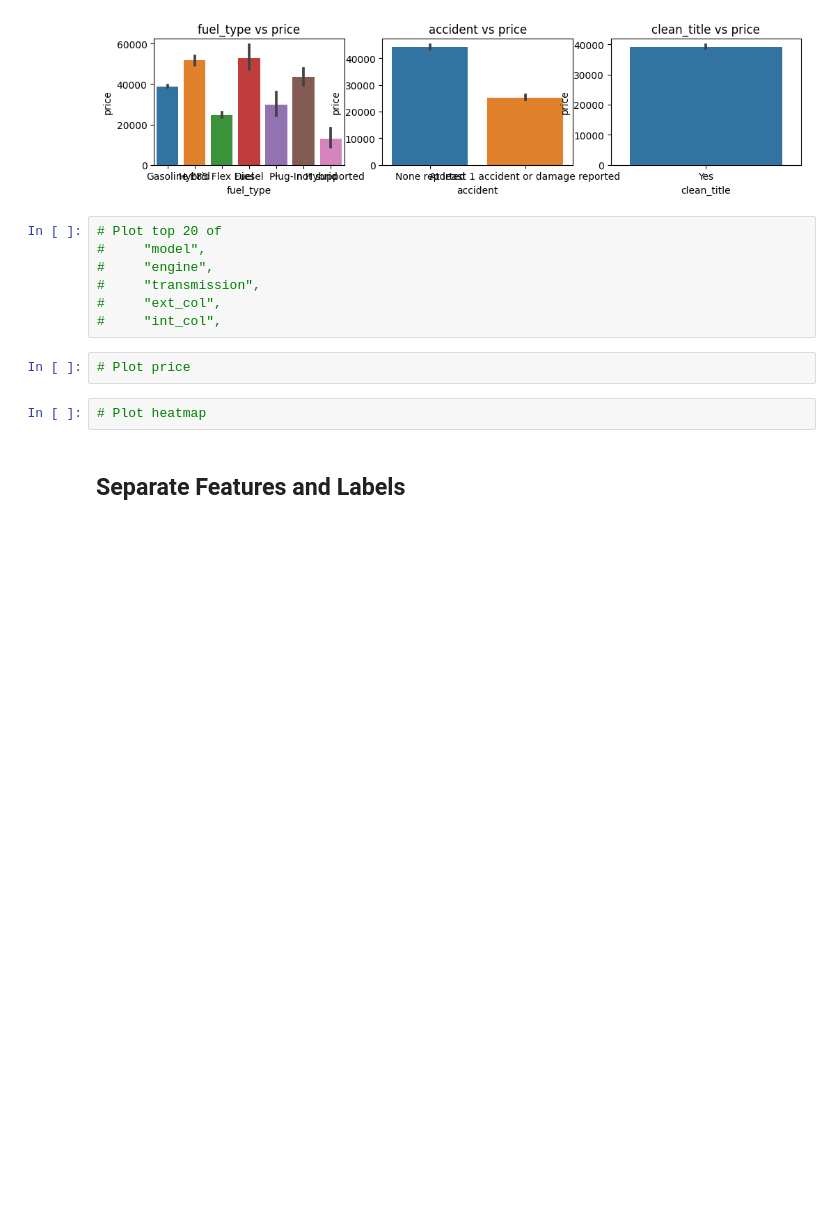
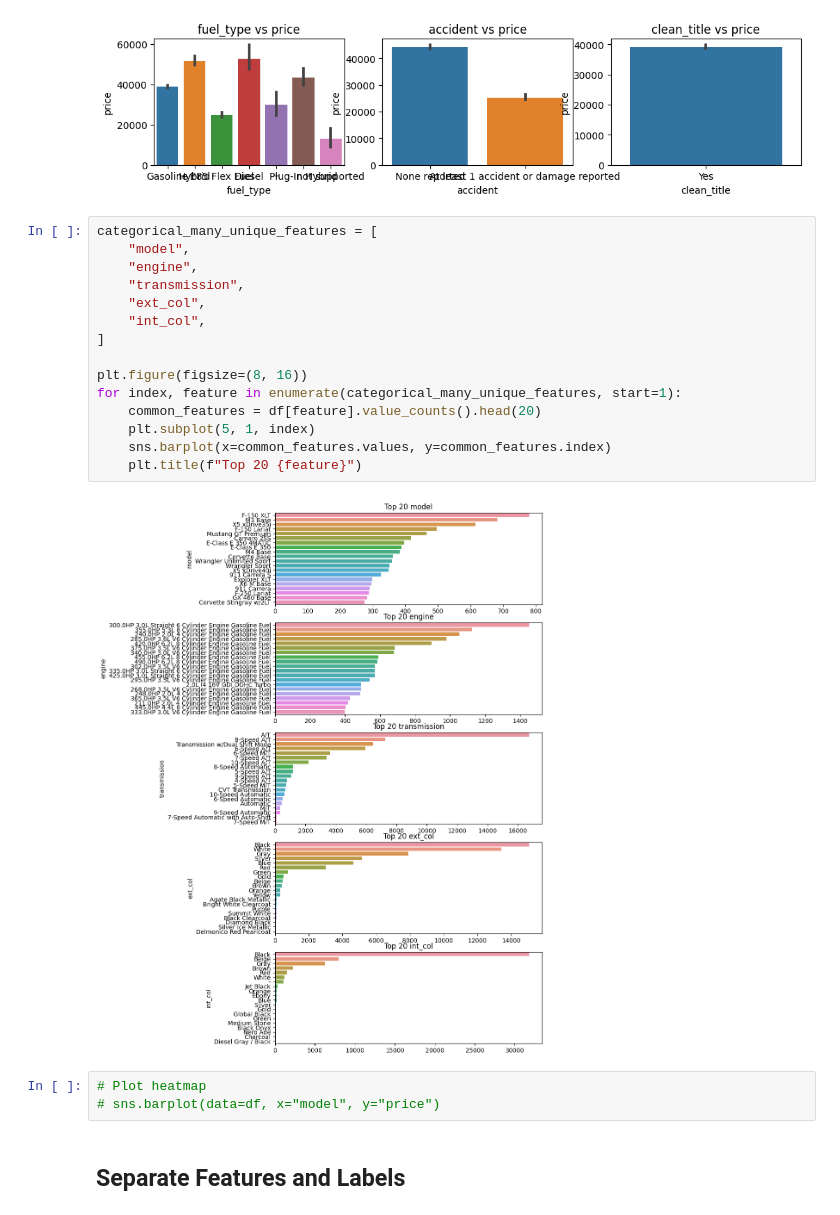
Before and after one commit to SiegfredLorelle/kagglex-car-price-prediction, a Jupyter notebook: kagglex-car-price.ipynb, the cells around one changed output. Saved outputs shown, nothing was run; the diff lists cells and outputs as text; blank space fills up the shorter version.

```diff
--- a/kagglex-car-price.ipynb
+++ b/kagglex-car-price.ipynb
@@ -178,17 +184,26 @@ for index, feature in enumerate(categorical_few_uniques_features, start=1):
 plt.show()
 # %% [output]
 [figure]
-# %%
-# Plot top 20 of
-#     "model",
-#     "engine",
-#     "transmission",
-#     "ext_col",
-#     "int_col",
-# %%
-# Plot price
-# %%
-# Plot heatmap
+# %%
+categorical_many_unique_features = [
+    "model",
+    "engine",
+    "transmission",
+    "ext_col",
+    "int_col",
+]
+
+plt.figure(figsize=(8, 16))
+for index, feature in enumerate(categorical_many_unique_features, start=1):
+    common_features = df[feature].value_counts().head(20)
+    plt.subplot(5, 1, index)
+    sns.barplot(x=common_features.values, y=common_features.index)
+    plt.title(f"Top 20 {feature}")
+# %% [output]
+[figure, added]
+# %%
+# Plot heatmap
+# sns.barplot(data=df, x="model", y="price")
 # %% [markdown]
 ## Separate Features and Labels
 # %%
```
Also changed, not shown: parts of 4 cells of this notebook.
